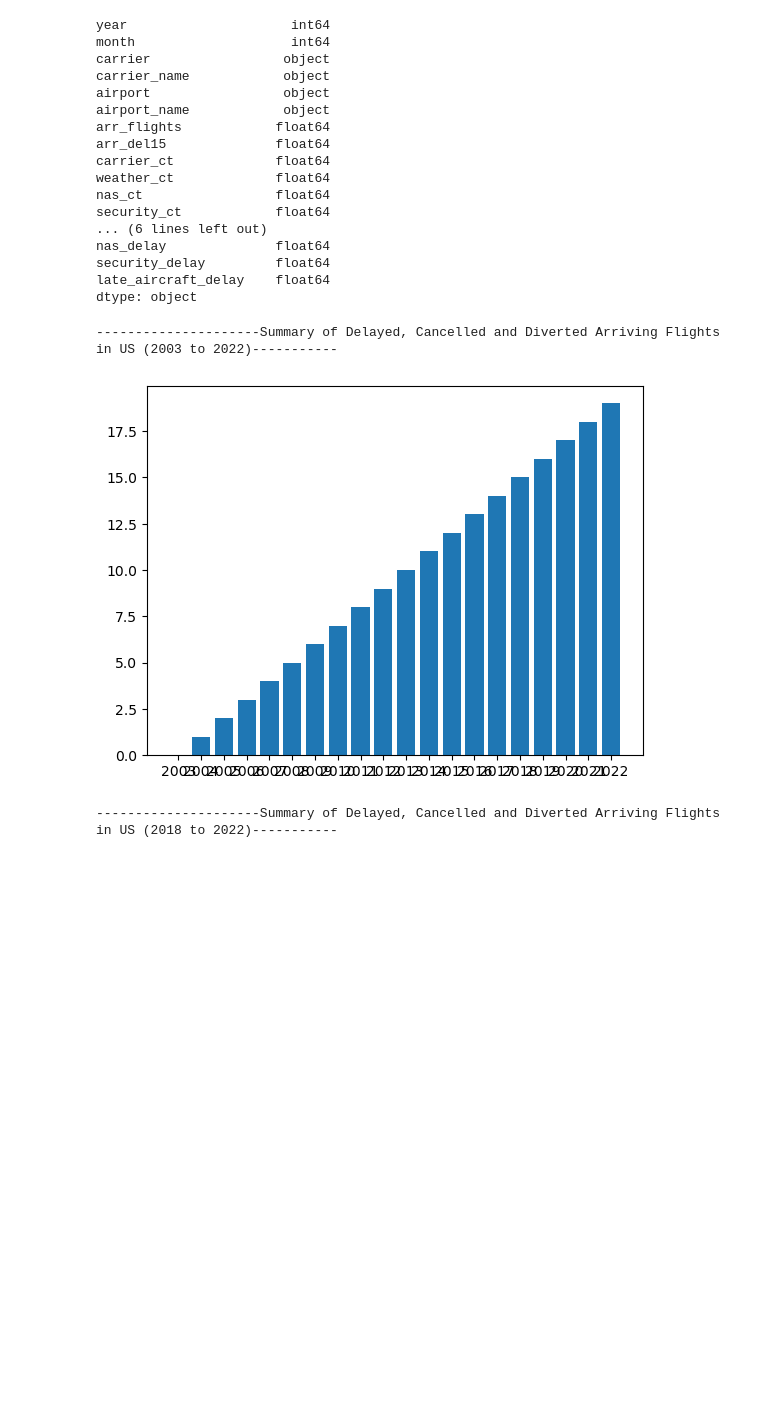
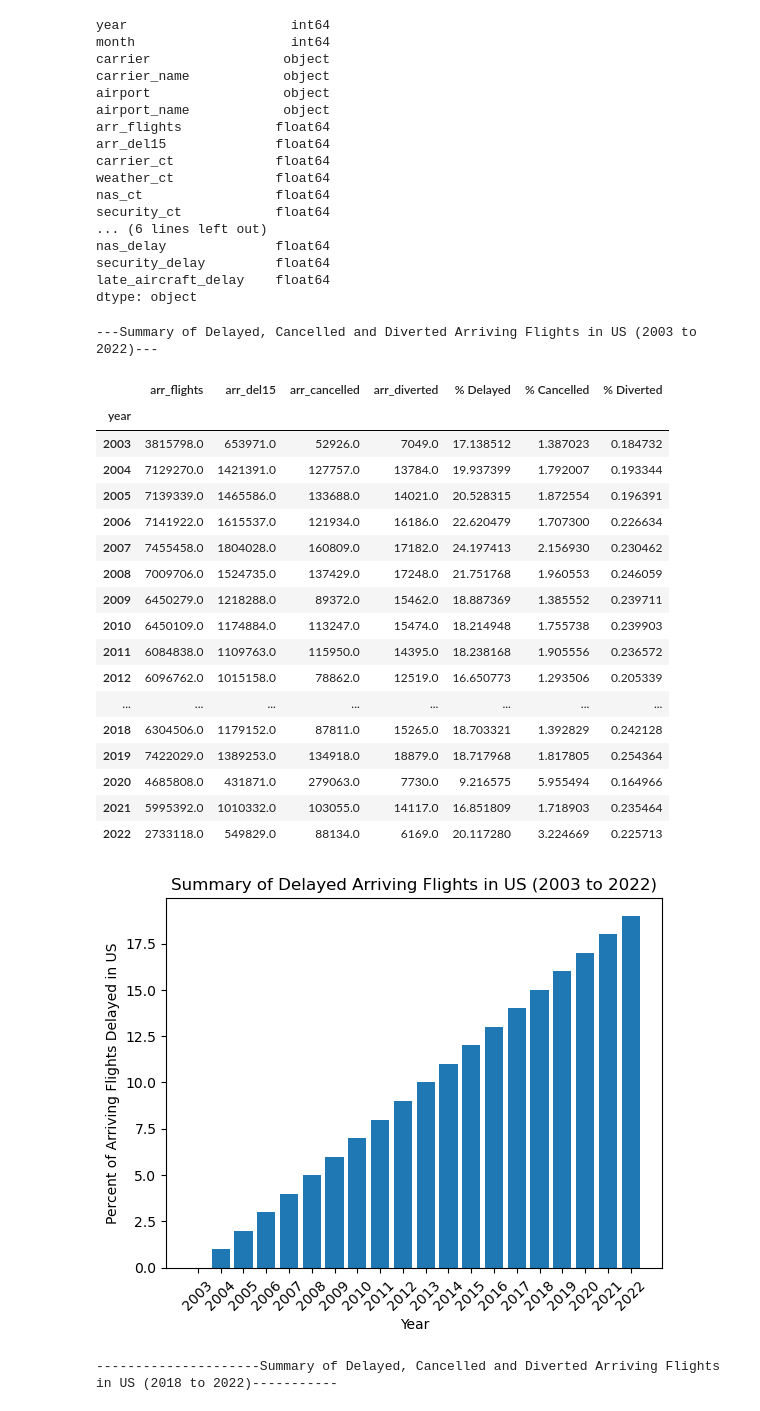
Before and after one commit to Tawn-Scotton/Team_3_Project_1, a Jupyter notebook: ProjectAirlineDelay.ipynb, the cells around one changed output. Saved outputs shown, nothing was run; the diff lists cells and outputs as text; code cells hidden in the pictures; blank space fills up the shorter version.

Commit message:
updated labels for plot 1

```diff
--- a/ProjectAirlineDelay.ipynb
+++ b/ProjectAirlineDelay.ipynb
@@ -103,24 +103,29 @@ df2_AirlineDelayCleanDS_Status_Rollup["% Delayed"] = df2_AirlineDelay_ArrDel15
 df2_AirlineDelayCleanDS_Status_Rollup["% Cancelled"] = df2_AirlineDelay_ArrCancel
 df2_AirlineDelayCleanDS_Status_Rollup["% Diverted"] = df2_AirlineDelay_diverted
 
-print(f"---------------------Summary of Delayed, Cancelled and Diverted Arriving Flights in US (2003 to 2022)-----------")
+print(f"---Summary of Delayed, Cancelled and Diverted Arriving Flights in US (2003 to 2022)---")
 df2_AirlineDelayCleanDS_Status_Rollup
 # df_AirlineDelayNASConvertToHrs= df_AirlineDelayTotalMins5CarrMaxYr['nas_delay']/60
 # df_AirlineDelayTotalMins5CarrMaxYr["arr_delay_hrs"] = df_AirlineDelayArrConvertToH
 
 #Table 1
-
-# Bar chart of the Percent Delayed column
-All_Years = ["2003","2004","2005","2006","2007", "2008", "2009", "2010", "2011", "2012", "2013", "2014", "2015", "2016", "2017", "2018", "2019", "2020", "2021", "2022"]
-
-# for value in (df2_AirlineDelayCleanDS_Status_Rollup["year"]):
-#Percent of Arriving Flights Delayed in US
-hd = df2_AirlineDelayCleanDS_Status_Rollup["% Delayed"]
-# x_axis = np.arange(len(All_Years))
-y_axis = np.arange(len(hd))
-plt.bar(All_Years,y_axis,width=0.8, bottom=None, align='center')
-
-plt.show()
 # %% [output]
----------------------Summary of Delayed, Cancelled and Diverted Arriving Flights in US (2003 to 2022)-----------
+---Summary of Delayed, Cancelled and Diverted Arriving Flights in US (2003 to 2022)---
-[figure, removed]
+|  | arr_flights | arr_del15 | arr_cancelled | arr_diverted | % Delayed | % Cancelled | % Diverted |
+| year |  |  |  |  |  |  |  |
+| 2003 | 3815798.0 | 653971.0 | 52926.0 | 7049.0 | 17.138512 | 1.387023 | 0.184732 |
+| 2004 | 7129270.0 | 1421391.0 | 127757.0 | 13784.0 | 19.937399 | 1.792007 | 0.193344 |
+| 2005 | 7139339.0 | 1465586.0 | 133688.0 | 14021.0 | 20.528315 | 1.872554 | 0.196391 |
+| 2006 | 7141922.0 | 1615537.0 | 121934.0 | 16186.0 | 22.620479 | 1.707300 | 0.226634 |
+| 2007 | 7455458.0 | 1804028.0 | 160809.0 | 17182.0 | 24.197413 | 2.156930 | 0.230462 |
+| 2008 | 7009706.0 | 1524735.0 | 137429.0 | 17248.0 | 21.751768 | 1.960553 | 0.246059 |
+| 2009 | 6450279.0 | 1218288.0 | 89372.0 | 15462.0 | 18.887369 | 1.385552 | 0.239711 |
+| 2010 | 6450109.0 | 1174884.0 | 113247.0 | 15474.0 | 18.214948 | 1.755738 | 0.239903 |
+| 2011 | 6084838.0 | 1109763.0 | 115950.0 | 14395.0 | 18.238168 | 1.905556 | 0.236572 |
+| 2012 | 6096762.0 | 1015158.0 | 78862.0 | 12519.0 | 16.650773 | 1.293506 | 0.205339 |
+| ... | ... | ... | ... | ... | ... | ... | ... |
+| 2018 | 6304506.0 | 1179152.0 | 87811.0 | 15265.0 | 18.703321 | 1.392829 | 0.242128 |
+| 2019 | 7422029.0 | 1389253.0 | 134918.0 | 18879.0 | 18.717968 | 1.817805 | 0.254364 |
+| 2020 | 4685808.0 | 431871.0 | 279063.0 | 7730.0 | 9.216575 | 5.955494 | 0.164966 |
+| 2021 | 5995392.0 | 1010332.0 | 103055.0 | 14117.0 | 16.851809 | 1.718903 | 0.235464 |
+| 2022 | 2733118.0 | 549829.0 | 88134.0 | 6169.0 | 20.117280 | 3.224669 | 0.225713 |
@@ -127,3 +151,24 @@ plt.show()
+# %%
+# Bar chart of the Percent Delayed column
+All_Years = ["2003","2004","2005","2006","2007", "2008", "2009", "2010", "2011", "2012", "2013", "2014", "2015", "2016", "2017", "2018", "2019", "2020", "2021", "2022"]
+
+# for value in (df2_AirlineDelayCleanDS_Status_Rollup["year"]):
+#Percent of Arriving Flights Delayed in US
+hd = df2_AirlineDelayCleanDS_Status_Rollup["% Delayed"]
+# x_axis = np.arange(len(All_Years))
+y_axis = np.arange(len(hd))
+plt.bar(All_Years,y_axis,width=0.8, bottom=None, align='center')
+
+
+# Include plot title and axis labels
+plt.title("Summary of Delayed Arriving Flights in US (2003 to 2022)")
+plt.xlabel("Year")
+plt.ylabel("Percent of Arriving Flights Delayed in US")
+plt.xticks(rotation=45)
+
+plt.show()
+# %% [output]
+[figure, added]
 # %%
 ##Total # of Delayed/Cancelled/Diverted Flights for all years for all carriers
 print(f"---------------------Summary of Delayed, Cancelled and Diverted Arriving Flights in US (2018 to 2022)-----------")
```
Also changed, not shown: parts of 6 cells of this notebook.
